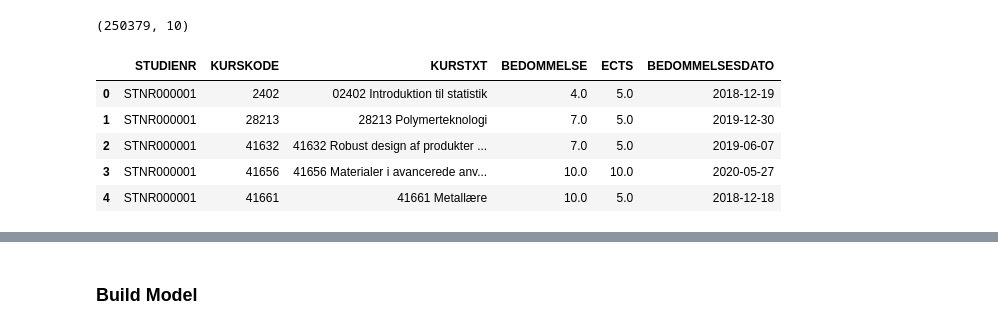
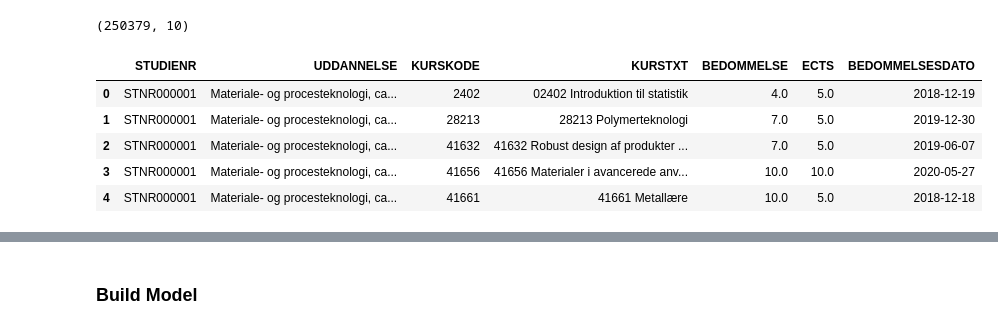
Before and after one commit to ejaj/process-mining, a Jupyter notebook: Predictive Analysis for Academic Performance.ipynb, the cells around one changed output, grey strips where cells are left out. Drawn from its saved outputs; the diff is of its cells as text; code cells hidden in the pictures.

```diff
--- a/Predictive Analysis for Academic Performance.ipynb
+++ b/Predictive Analysis for Academic Performance.ipynb
@@ -62,6 +62,7 @@ dtype: object
 ### Data Cleaning
 # %%
 loaded_df['BEDOMMELSE'] = pd.to_numeric(loaded_df['BEDOMMELSE'], errors='coerce')
+loaded_df['ECTS'] = pd.to_numeric(loaded_df['ECTS'], errors='coerce')
 loaded_df['KURSKODE'] = pd.to_numeric(loaded_df['KURSKODE'], errors='coerce').astype('Int64')
 loaded_df['BEDOMMELSESDATO'] = pd.to_datetime(loaded_df['BEDOMMELSESDATO'], format='%Y-%m-%d')
 loaded_df.dtypes
@@ -84,15 +85,15 @@ loaded_df.shape
 # %% [output]
 (250379, 10)
 # %%
-event_log = loaded_df[['STUDIENR','KURSKODE','KURSTXT','BEDOMMELSE','ECTS', 'BEDOMMELSESDATO']]
+event_log = loaded_df[['STUDIENR','UDDANNELSE','KURSKODE','KURSTXT','BEDOMMELSE','ECTS', 'BEDOMMELSESDATO']]
 event_log.head()
 # %% [output]
-|  | STUDIENR | KURSKODE | KURSTXT | BEDOMMELSE | ECTS | BEDOMMELSESDATO |
-| 0 | STNR000001 | 2402 | 02402 Introduktion til statistik | 4.0 | 5.0 | 2018-12-19 |
-| 1 | STNR000001 | 28213 | 28213 Polymerteknologi | 7.0 | 5.0 | 2019-12-30 |
-| 2 | STNR000001 | 41632 | 41632 Robust design af produkter ... | 7.0 | 5.0 | 2019-06-07 |
-| 3 | STNR000001 | 41656 | 41656 Materialer i avancerede anv... | 10.0 | 10.0 | 2020-05-27 |
-| 4 | STNR000001 | 41661 | 41661 Metallære | 10.0 | 5.0 | 2018-12-18 |
+|  | STUDIENR | UDDANNELSE | KURSKODE | KURSTXT | BEDOMMELSE | ECTS | BEDOMMELSESDATO |
+| 0 | STNR000001 | Materiale- og procesteknologi, ca... | 2402 | 02402 Introduktion til statistik | 4.0 | 5.0 | 2018-12-19 |
+| 1 | STNR000001 | Materiale- og procesteknologi, ca... | 28213 | 28213 Polymerteknologi | 7.0 | 5.0 | 2019-12-30 |
+| 2 | STNR000001 | Materiale- og procesteknologi, ca... | 41632 | 41632 Robust design af produkter ... | 7.0 | 5.0 | 2019-06-07 |
+| 3 | STNR000001 | Materiale- og procesteknologi, ca... | 41656 | 41656 Materialer i avancerede anv... | 10.0 | 10.0 | 2020-05-27 |
+| 4 | STNR000001 | Materiale- og procesteknologi, ca... | 41661 | 41661 Metallære | 10.0 | 5.0 | 2018-12-18 |
 # %%
 # event_log.to_csv('students_data.csv', index=False)
 # %%
```
Also changed, not shown: parts of 19 cells of this notebook, 2 other files.
